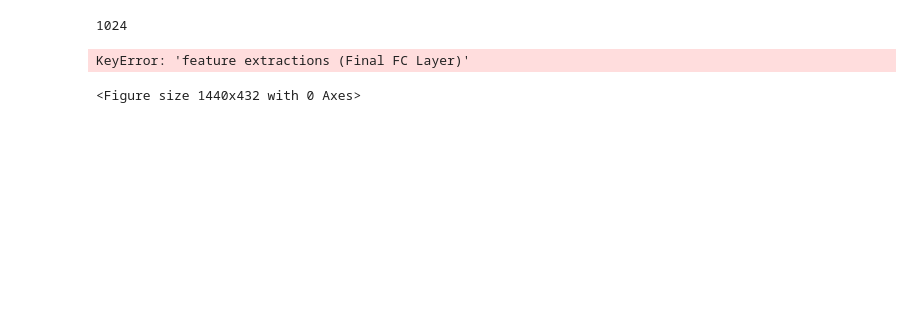
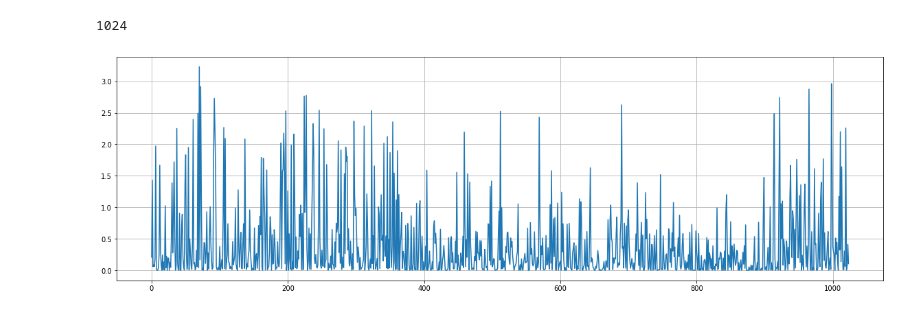
Before and after one commit to ecm200/caltech_birds, a Jupyter notebook: notebooks/feature_extractor_pytorch_googlenet_caltech_birds.ipynb, the cells around one changed output. Saved outputs shown, nothing was run; the diff lists cells and outputs as text; code cells hidden in the pictures; blank space fills up the shorter version.

```diff
--- a/notebooks/feature_extractor_pytorch_googlenet_caltech_birds.ipynb
+++ b/notebooks/feature_extractor_pytorch_googlenet_caltech_birds.ipynb
@@ -159,10 +115,9 @@ feature_extractions_dict['feature extractions (avgpool)'][0].shape[1]
 1024
 # %%
 plt.figure(figsize=(20,6))
-plt.plot(np.arange(0,feature_extractions_dict['feature extractions (Final FC Layer)'][0].shape[1],1),
-         feature_extractions_dict['feature extractions (Final FC Layer)'][0].ravel())
+plt.plot(np.arange(0,feature_extractions_dict['feature extractions'][0].shape[1],1),
+         feature_extractions_dict['feature extractions'][0].ravel())
 plt.grid(True)
 plt.show()
 # %% [output]
-KeyError: 'feature extractions (Final FC Layer)'
-<Figure size 1440x432 with 0 Axes>
+[figure, added]
```
Also changed, not shown: parts of 10 cells of this notebook, 9 other files.
